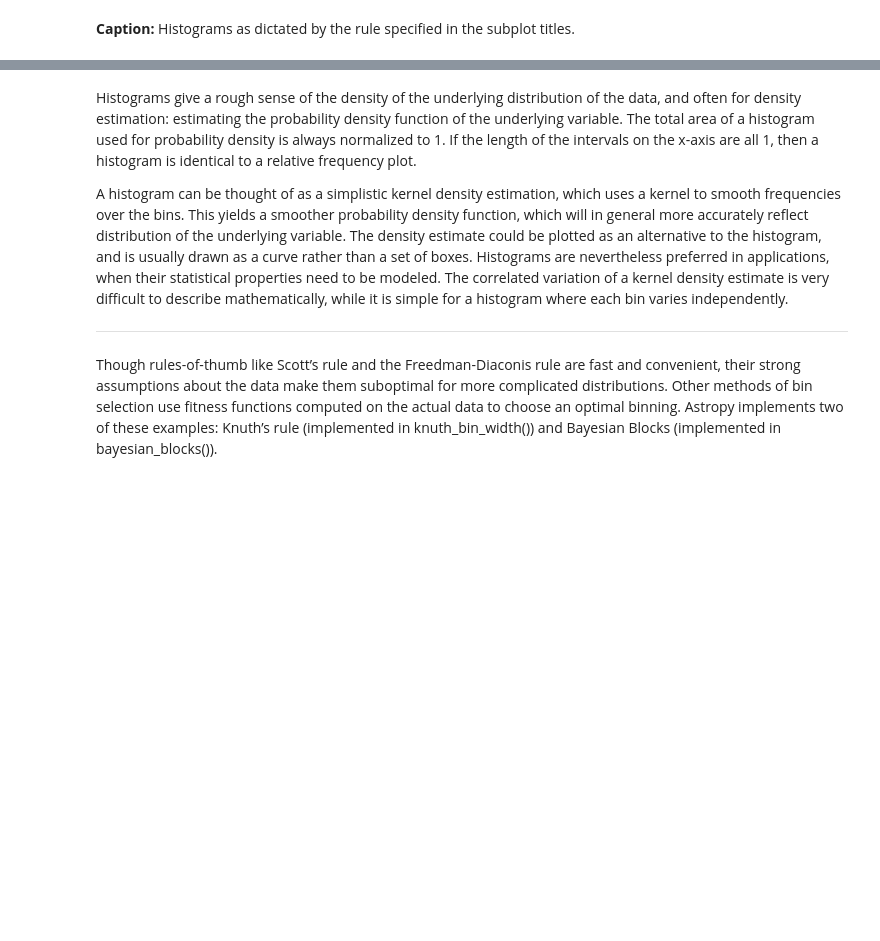
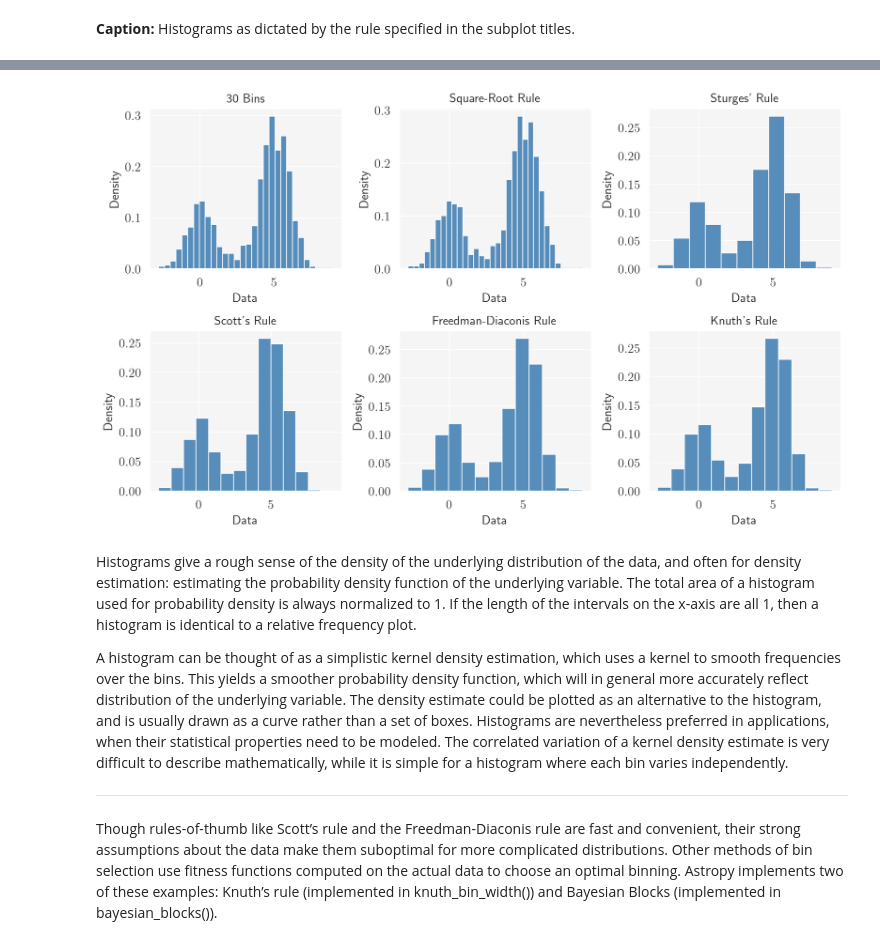
Before and after one commit to nicolossus/Master-thesis, a Jupyter notebook: notebooks/development/E. Density Estimation.ipynb, the cells around one changed output, grey strips where cells are left out. Saved outputs shown, nothing was run; the diff lists cells and outputs as text; code cells hidden in the pictures; blank space fills up the shorter version.

```diff
--- a/notebooks/development/E. Density Estimation.ipynb
+++ b/notebooks/development/E. Density Estimation.ipynb
@@ -309,3 +331,30 @@ Caption: Histograms as dictated by the rule specified in the subplot titles.
+# %%
+from pylfi.densest import histogram
+
+data = make_data(1000)
+
+rules = [30, 'sqrt', 'sturges', 'scott', 'freedman', 'knuth']
+titles = ["30 Bins", "Square-Root Rule", "Sturges' Rule",
+          "Scott's Rule", "Freedman-Diaconis Rule", "Knuth's Rule"]
+
+fig = plt.figure(figsize=(10, 6), tight_layout=True, dpi=120)
+gs = gridspec.GridSpec(ncols=3, nrows=2, figure=fig)
+
+for i, rule in enumerate(rules):
+    ax = fig.add_subplot(gs[i])
+    counts, bins = histogram(data, bins=rule)
+    ax.hist(bins[:-1], bins=bins, weights=counts, histtype='bar',
+            edgecolor=None, color='steelblue', alpha=0.9)#, label=f"bins = {rule}")
+    #ax.plot(x, np.full_like(x, -0.01), '|k', markeredgewidth=1)
+    ax.set_xlabel("Data")
+    ax.set_ylabel("Density")
+    ax.set_title(titles[i])
+    #ax.legend(loc="upper left")
+
+plt.show()
+fig.savefig(fig_path('histogram_rules.pdf'))
+# %% [output]
+[figure, added]
 # %% [markdown]
 Histograms give a rough sense of the density of the underlying distribution of the data, and often for density estimation: estimating the probability density function of the underlying variable. The total area of a histogram used for probability density is always normalized to 1. If the length of the intervals on the x-axis are all 1, then a histogram is identical to a relative frequency plot.
 
```
Also changed, not shown: parts of 5 cells of this notebook, 13 other files.
